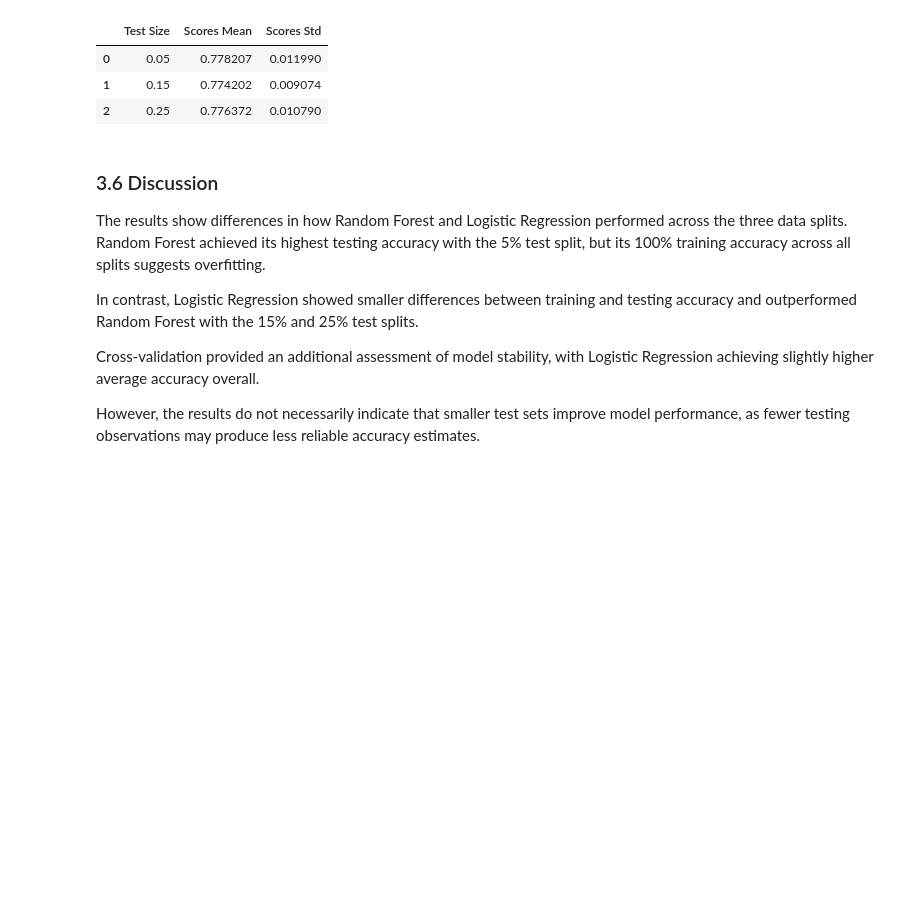
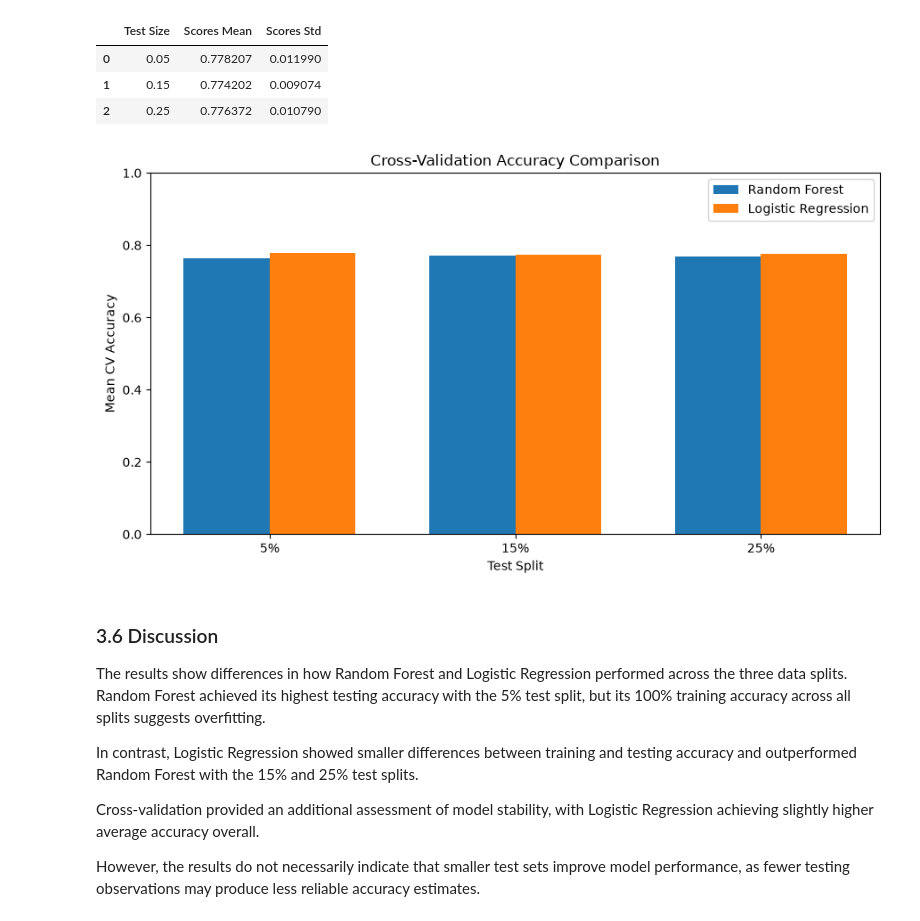
Before and after one commit to LucianaHamaji-2026408/CCT_ML_2026408, a Jupyter notebook: LucianaHamaji_CA1_ML.ipynb, the cells around one changed output. Saved outputs shown, nothing was run; the diff lists cells and outputs as text; code cells hidden in the pictures; blank space fills up the shorter version.

```diff
--- a/LucianaHamaji_CA1_ML.ipynb
+++ b/LucianaHamaji_CA1_ML.ipynb
@@ -525,6 +525,40 @@ lr_cv_results_df
 | 0 | 0.05 | 0.778207 | 0.011990 |
 | 1 | 0.15 | 0.774202 | 0.009074 |
 | 2 | 0.25 | 0.776372 | 0.010790 |
+# %%
+
+import matplotlib.pyplot as plt
+import numpy as np
+
+x = np.arange(len(test_sizes))
+width = 0.35
+
+plt.figure(figsize=(9, 5))
+
+plt.bar(
+    x - width/2,
+    cv_results_df['Mean CV Accuracy'],
+    width,
+    label='Random Forest'
+)
+
+plt.bar(
+    x + width/2,
+    lr_cv_results_df['Scores Mean'],
+    width,
+    label='Logistic Regression'
+)
+
+plt.xticks(x, ['5%', '15%', '25%'])
+plt.xlabel('Test Split')
+plt.ylabel('Mean CV Accuracy')
+plt.title('Cross-Validation Accuracy Comparison')
+plt.ylim(0, 1)
+plt.legend()
+plt.tight_layout()
+plt.show()
+# %% [output]
+[figure, added]
 # %% [markdown]
 ### 3.6 Discussion
 
```
Also changed, not shown: parts of 1 cell of this notebook.
